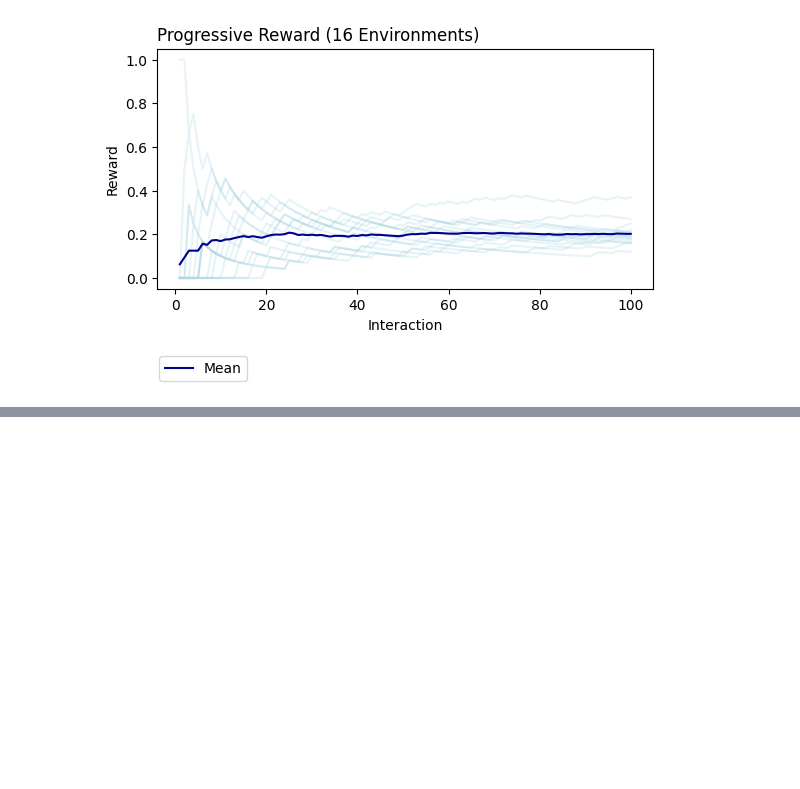
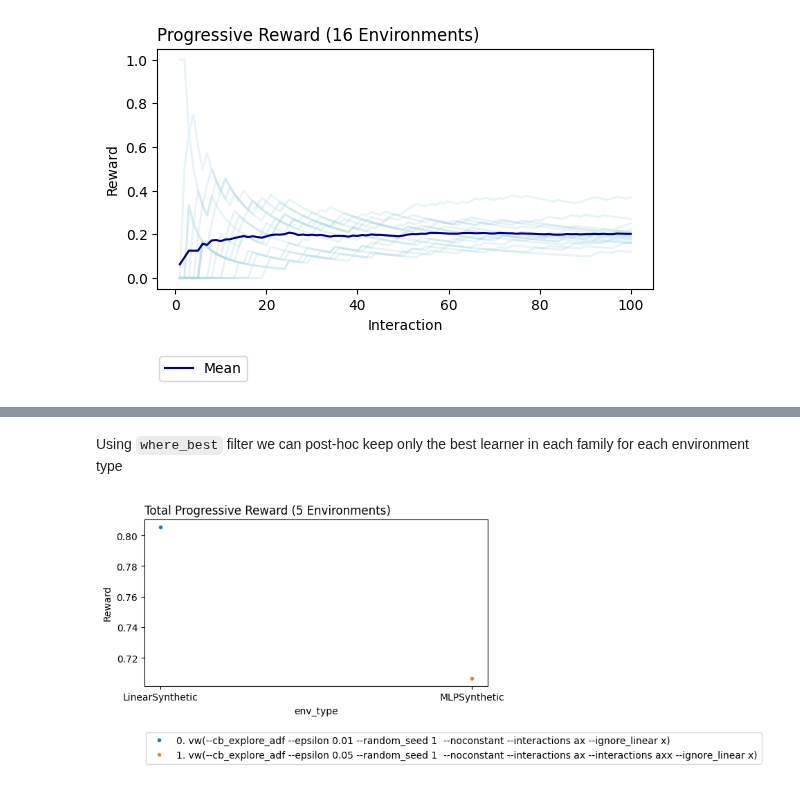
Before and after one commit to VowpalWabbit/coba, a Jupyter notebook: examples/notebooks/Results Advanced.ipynb, the cells around one changed output, grey strips where cells are left out. Saved outputs shown, nothing was run; the diff lists cells and outputs as text; code cells hidden in the pictures; blank space fills up the shorter version.

```diff
--- a/examples/notebooks/Results Advanced.ipynb
+++ b/examples/notebooks/Results Advanced.ipynb
@@ -188,0 +242,6 @@ result.plot_learners(l='learner_id',p= None, colors="#00008B", labels='Mean'
+# %% [markdown]
+Using `where_best` filter we can post-hoc keep only the best learner in each family for each environment type
+# %%
+result.where_best(l='family',p='env_type',n=500).plot_learners(x='env_type',p=None)
+# %% [output]
+[figure, added]
```
Also changed, not shown: parts of 12 cells of this notebook, 8 other files.
